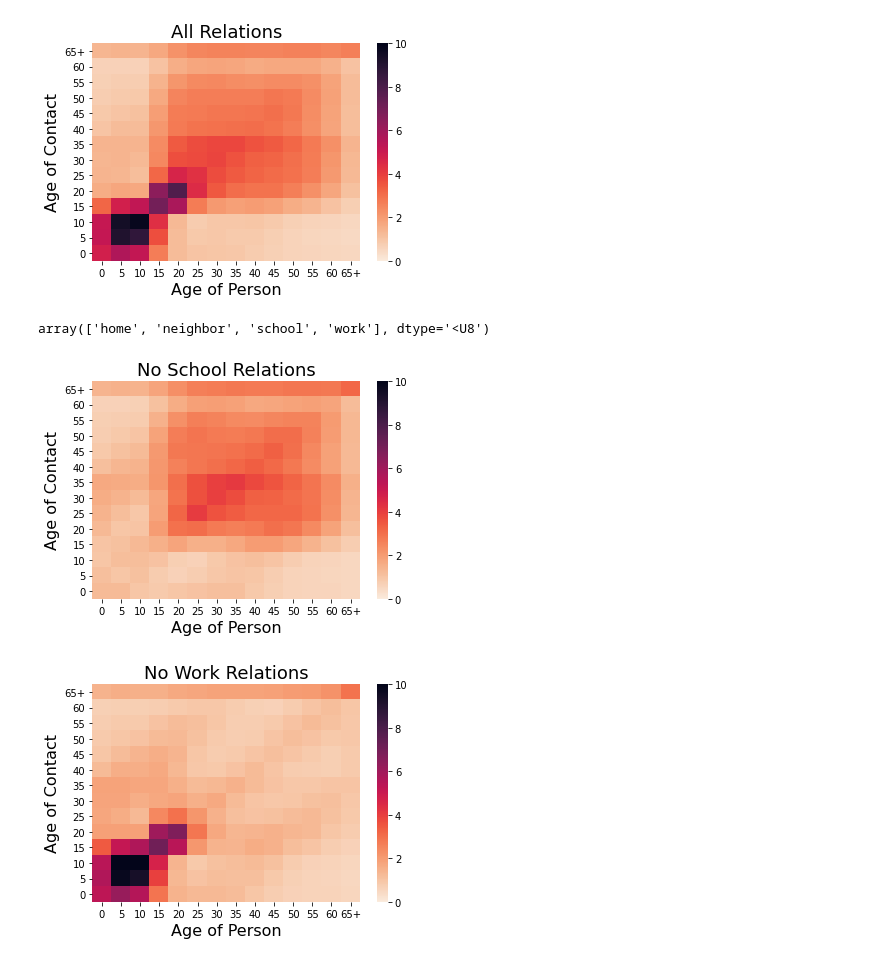
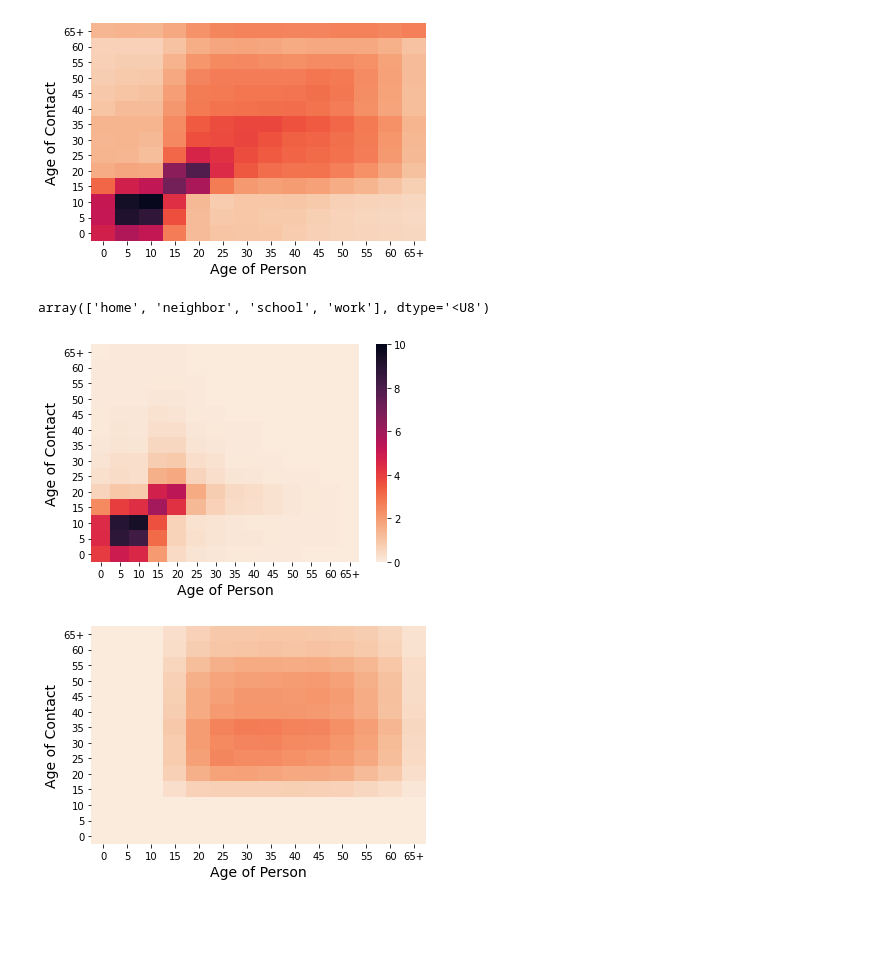
Before and after one commit to yambanis/CovidMDP, a Jupyter notebook: notebooks/Modelagem Grafo SP/Validando modelagem - Contatos por Idade.ipynb, the cells around one changed output. Drawn from its saved outputs; the diff is of its cells as text; code cells hidden in the pictures; blank space fills up the shorter version.

Commit message:
Graphs for contacts by zone

```diff
--- a/notebooks/Modelagem Grafo SP/Validando modelagem - Contatos por Idade.ipynb
+++ b/notebooks/Modelagem Grafo SP/Validando modelagem - Contatos por Idade.ipynb
@@ -32,13 +32,13 @@ def make_heatmap(people_dict, title, filename):
     df = df.reindex(sorted(df.columns, reverse=True), axis=1).T
     df.rename(columns = {df.columns[-1]: str(df.columns[-1]) + '+'}, inplace=True)
     df.rename(index = {df.index[0]: str(df.index[0]) + '+'}, inplace=True)
-    sns.heatmap(df, annot=False, vmin=0, vmax=10, cmap=cmap)
-    plt.title(title, fontsize=18)
-    plt.ylabel('Age of Contact', fontsize=16)
-    plt.xlabel('Age of Person', fontsize=16)
+    sns.heatmap(df, annot=False, vmin=0, vmax=10, cmap=cmap, cbar=True)
+    #plt.title(title, fontsize=18)
+    plt.ylabel('Age of Contact', fontsize=14)
+    plt.xlabel('Age of Person', fontsize=14)
     plt.savefig(f'{filename}.pdf')
 # %%
-make_heatmap(people, 'All Relations', 'heatmap_no_restriction')
+make_heatmap(people, 'All Relations', 'heatmap_age_all')
 # %% [output]
-[figure, old version]
+[figure, new version]
 # %%
@@ -55,7 +55,7 @@ np.unique([z['edge_type'] for x,y,z in G.edges(data=True)])
 # %% [output]
 array(['home', 'neighbor', 'school', 'work'], dtype='<U8')
 # %%
-make_heatmap(people_no_schools, 'No School Relations', 'heatmap_no_schools')
+make_heatmap(people_schools, 'School Relations', 'heatmap_age_schools')
 # %% [output]
-[figure, old version]
+[figure, new version]
 # %%
@@ -70,4 +70,4 @@ for i,person in enumerate(G.nodes()):
 # %%
-make_heatmap(people_no_work, 'No Work Relations', 'heatmap_no_work')
+make_heatmap(people_work, 'No Work Relations', 'heatmap_age_work')
 # %% [output]
-[figure, old version]
+[figure, new version]
```
Also changed, not shown: parts of 4 cells of this notebook, 1 other file.
